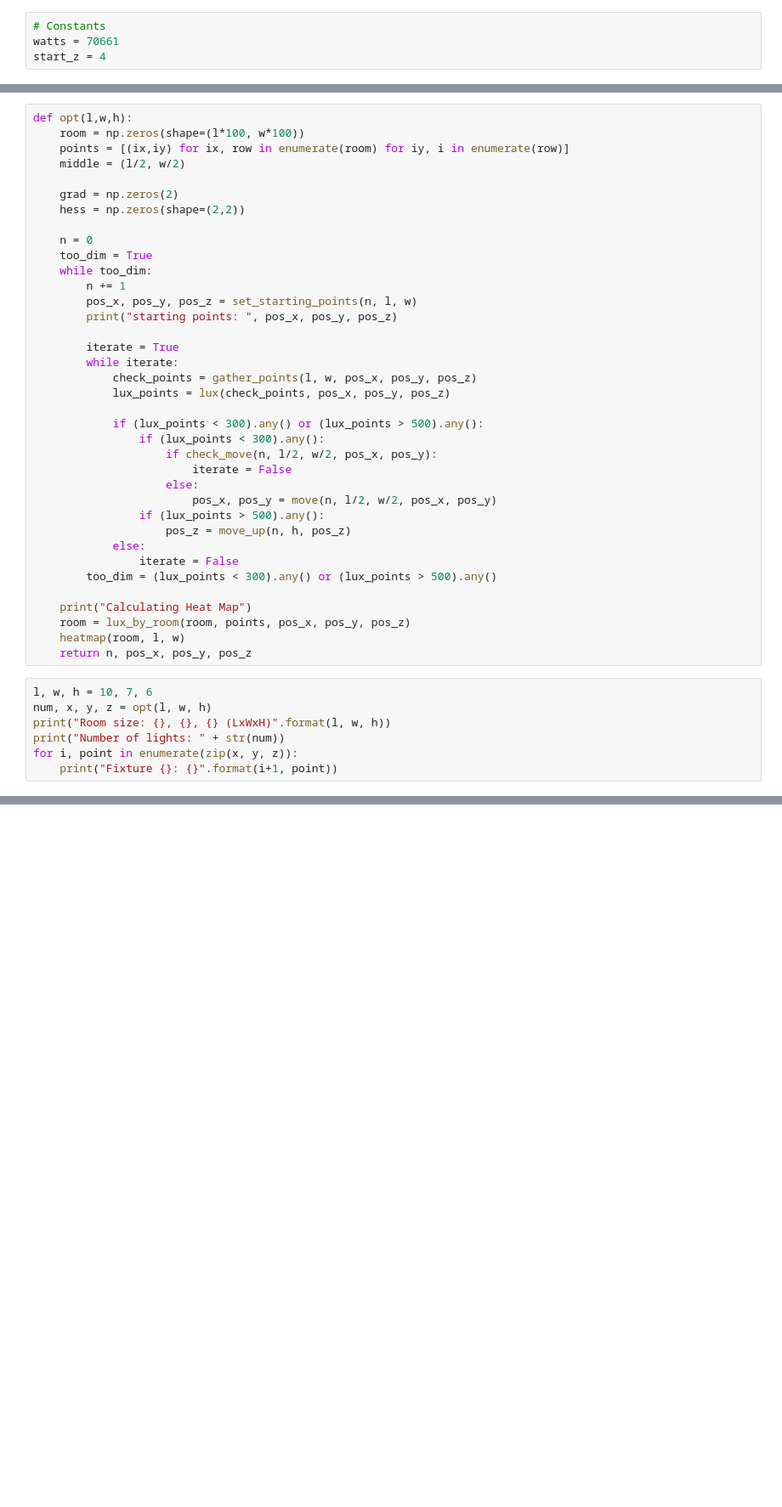
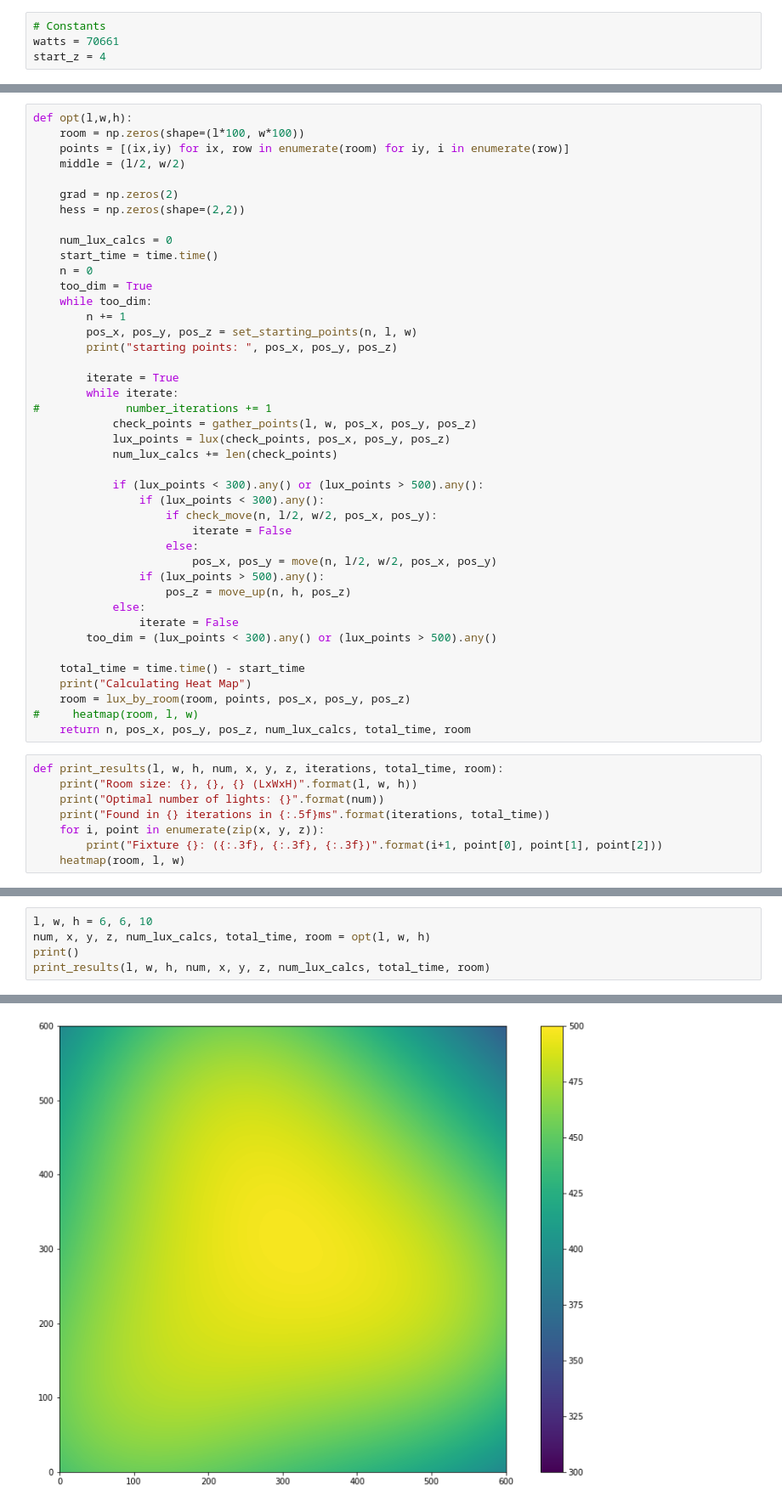
Before and after one commit to MikeElias14/411GroupProject, a Jupyter notebook: 411.ipynb, the cells around one changed output, grey strips where cells are left out. Shown: that part at 85% size. Drawn from its saved outputs; the diff is of its cells as text; blank space fills up the shorter version.

```diff
--- a/411.ipynb
+++ b/411.ipynb
@@ -885,6 +900,8 @@ def opt(l,w,h):
     grad = np.zeros(2)
     hess = np.zeros(shape=(2,2))
 
+    num_lux_calcs = 0
+    start_time = time.time()
     n = 0
     too_dim = True
     while too_dim:
@@ -894,8 +911,10 @@ def opt(l,w,h):
 
         iterate = True
         while iterate:
+#             number_iterations += 1
             check_points = gather_points(l, w, pos_x, pos_y, pos_z)
             lux_points = lux(check_points, pos_x, pos_y, pos_z)
+            num_lux_calcs += len(check_points)
 
             if (lux_points < 300).any() or (lux_points > 500).any():
                 if (lux_points < 300).any():
@@ -909,14 +928,16 @@ def opt(l,w,h):
                 iterate = False
         too_dim = (lux_points < 300).any() or (lux_points > 500).any()
 
+    total_time = time.time() - start_time
     print("Calculating Heat Map")
     room = lux_by_room(room, points, pos_x, pos_y, pos_z)
-    heatmap(room, l, w)
-    return n, pos_x, pos_y, pos_z
+#     heatmap(room, l, w)
+    return n, pos_x, pos_y, pos_z, num_lux_calcs, total_time, room
 # %%
-l, w, h = 10, 7, 6
-num, x, y, z = opt(l, w, h)
-print("Room size: {}, {}, {} (LxWxH)".format(l, w, h))
-print("Number of lights: " + str(num))
-for i, point in enumerate(zip(x, y, z)):
-    print("Fixture {}: {}".format(i+1, point))
+def print_results(l, w, h, num, x, y, z, iterations, total_time, room):
+    print("Room size: {}, {}, {} (LxWxH)".format(l, w, h))
+    print("Optimal number of lights: {}".format(num))
+    print("Found in {} iterations in {:.5f}ms".format(iterations, total_time))
+    for i, point in enumerate(zip(x, y, z)):
+        print("Fixture {}: ({:.3f}, {:.3f}, {:.3f})".format(i+1, point[0], point[1], point[2]))
+    heatmap(room, l, w)
@@ -938,0 +944,6 @@ Fixture 4: (1.5, 7.0, 4.299999999999999)
+# %%
+l, w, h = 6, 6, 10
+num, x, y, z, num_lux_calcs, total_time, room = opt(l, w, h)
+print()
+print_results(l, w, h, num, x, y, z, num_lux_calcs, total_time, room)
+# %% [output]
@@ -938,0 +963 @@ Fixture 4: (1.5, 7.0, 4.299999999999999)
+[figure, added]
```
Also changed, not shown: parts of 31 cells of this notebook.
